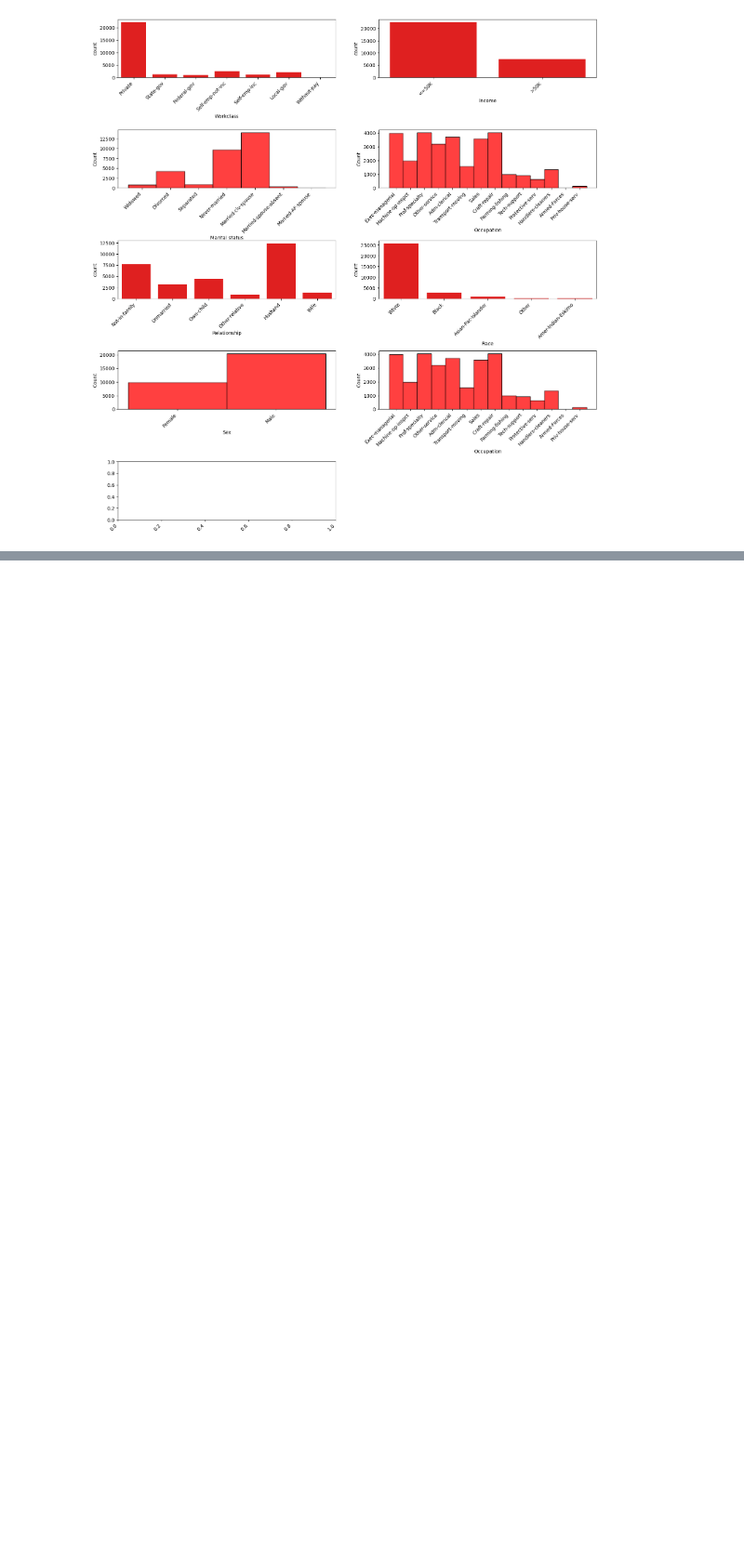
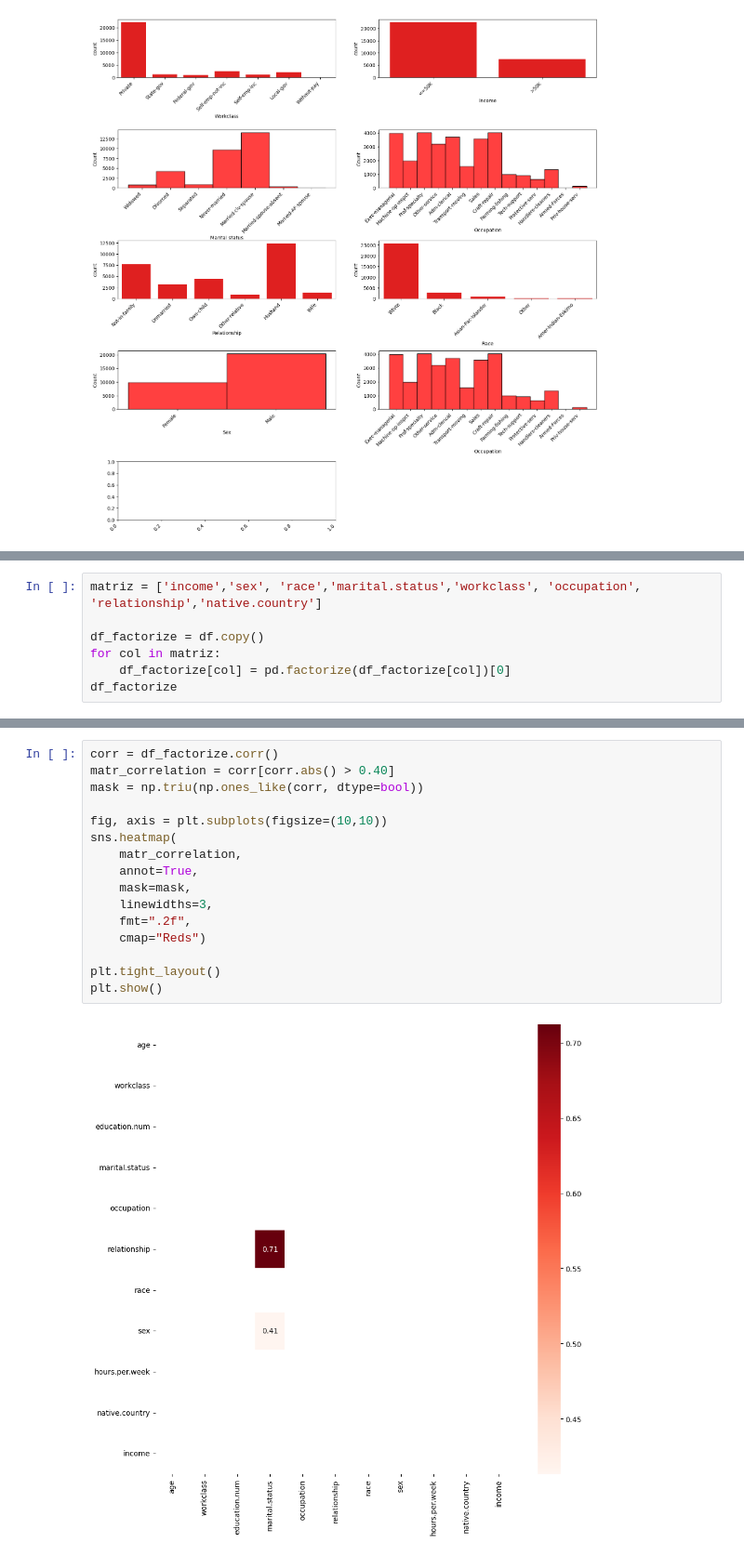
Before and after one commit to 4GeeksAcademy/GuilloMansa-MachineLearning, a Jupyter notebook: src/13-recommendation-systems-adult-census-income.ipynb, the cells around one changed output, grey strips where cells are left out. Shown at 93% size. Cells and saved outputs as stored; diff of their text form; blank space fills up the shorter version.

```diff
--- a/src/13-recommendation-systems-adult-census-income.ipynb
+++ b/src/13-recommendation-systems-adult-census-income.ipynb
@@ -296,0 +312,7 @@ plt.show()
+# %%
+matriz = ['income','sex', 'race','marital.status','workclass', 'occupation', 'relationship','native.country']
+
+df_factorize = df.copy()
+for col in matriz:
+    df_factorize[col] = pd.factorize(df_factorize[col])[0]
+df_factorize
@@ -296,0 +333,18 @@ plt.show()
+# %%
+corr = df_factorize.corr()
+matr_correlation = corr[corr.abs() > 0.40]
+mask = np.triu(np.ones_like(corr, dtype=bool))
+
+fig, axis = plt.subplots(figsize=(10,10))
+sns.heatmap(
+    matr_correlation,
+    annot=True,
+    mask=mask,
+    linewidths=3,
+    fmt=".2f",
+    cmap="Reds")
+
+plt.tight_layout()
+plt.show()
+# %% [output]
+[figure, added]
```
Also changed, not shown: parts of 10 cells of this notebook.
